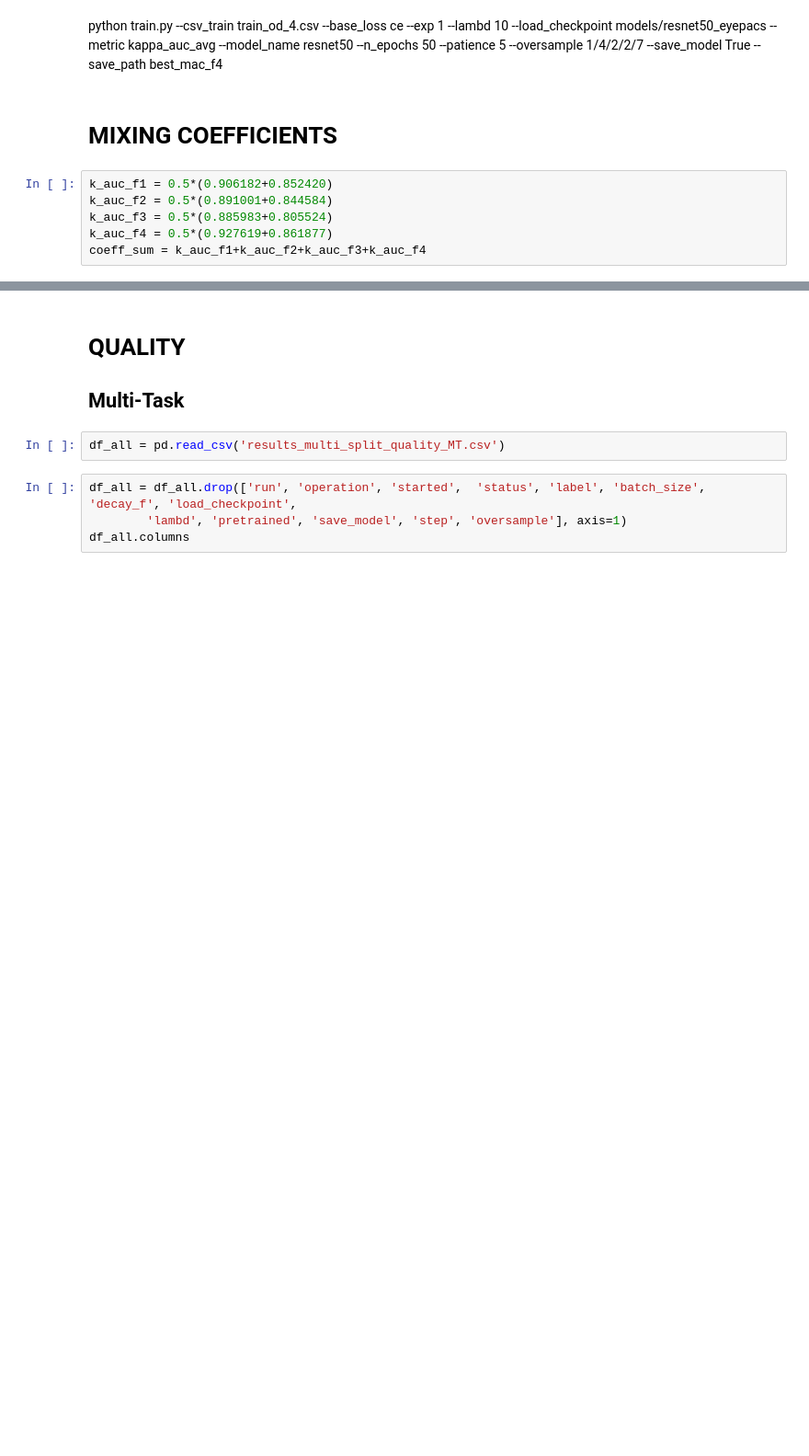
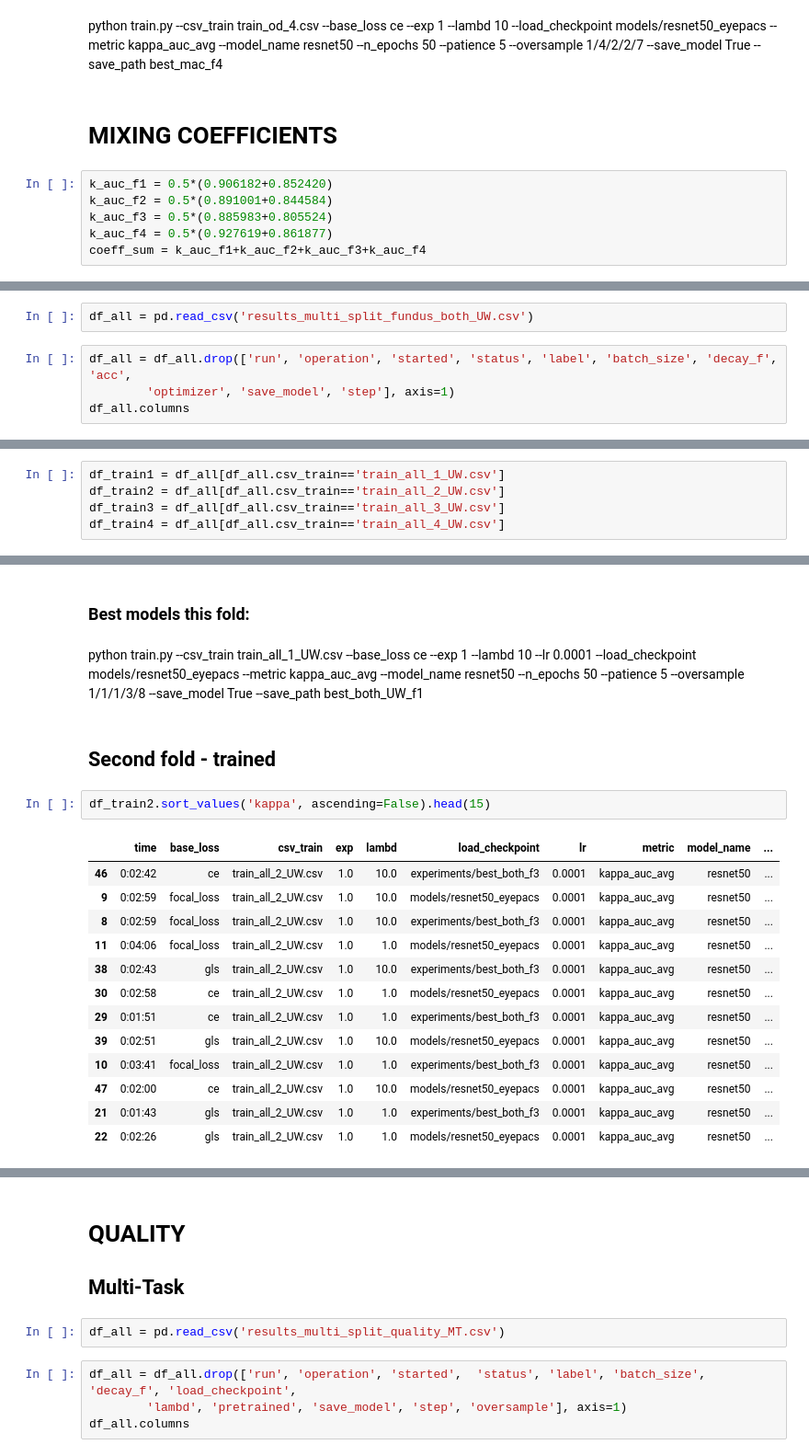
Before and after one commit to agaldran/deep_dr, a Jupyter notebook: analyze_csvs_FINAL.ipynb, the cells around one changed output, grey strips where cells are left out. Shown at 92% size. Saved outputs shown, nothing was run; the diff lists cells and outputs as text; blank space fills up the shorter version.

```diff
--- a/analyze_csvs_FINAL.ipynb
+++ b/analyze_csvs_FINAL.ipynb
@@ -316,0 +334,6 @@ print(coeff_f1,coeff_f2,coeff_f3,coeff_f4)
+# %%
+df_all = pd.read_csv('results_multi_split_fundus_both_UW.csv')
+# %%
+df_all = df_all.drop(['run', 'operation', 'started', 'status', 'label', 'batch_size', 'decay_f', 'acc',
+        'optimizer', 'save_model', 'step'], axis=1)
+df_all.columns
@@ -316,0 +345,5 @@ print(coeff_f1,coeff_f2,coeff_f3,coeff_f4)
+# %%
+df_train1 = df_all[df_all.csv_train=='train_all_1_UW.csv']
+df_train2 = df_all[df_all.csv_train=='train_all_2_UW.csv']
+df_train3 = df_all[df_all.csv_train=='train_all_3_UW.csv']
+df_train4 = df_all[df_all.csv_train=='train_all_4_UW.csv']
@@ -316,0 +361,22 @@ print(coeff_f1,coeff_f2,coeff_f3,coeff_f4)
+# %% [markdown]
+### Best models this fold:
+# %% [markdown]
+python train.py --csv_train train_all_1_UW.csv --base_loss ce --exp 1 --lambd 10 --lr 0.0001 --load_checkpoint models/resnet50_eyepacs --metric kappa_auc_avg --model_name resnet50 --n_epochs 50 --patience 5 --oversample 1/1/1/3/8 --save_model True --save_path best_both_UW_f1
+# %% [markdown]
+## Second fold - trained
+# %%
+df_train2.sort_values('kappa', ascending=False).head(15)
+# %% [output]
+|  | time | base_loss | csv_train | exp | lambd | load_checkpoint | lr | metric | model_name | ... |
+| 46 | 0:02:42 | ce | train_all_2_UW.csv | 1.0 | 10.0 | experiments/best_both_f3 | 0.0001 | kappa_auc_avg | resnet50 | ... |
+| 9 | 0:02:59 | focal_loss | train_all_2_UW.csv | 1.0 | 10.0 | models/resnet50_eyepacs | 0.0001 | kappa_auc_avg | resnet50 | ... |
+| 8 | 0:02:59 | focal_loss | train_all_2_UW.csv | 1.0 | 10.0 | experiments/best_both_f3 | 0.0001 | kappa_auc_avg | resnet50 | ... |
+| 11 | 0:04:06 | focal_loss | train_all_2_UW.csv | 1.0 | 1.0 | models/resnet50_eyepacs | 0.0001 | kappa_auc_avg | resnet50 | ... |
+| 38 | 0:02:43 | gls | train_all_2_UW.csv | 1.0 | 10.0 | experiments/best_both_f3 | 0.0001 | kappa_auc_avg | resnet50 | ... |
+| 30 | 0:02:58 | ce | train_all_2_UW.csv | 1.0 | 1.0 | models/resnet50_eyepacs | 0.0001 | kappa_auc_avg | resnet50 | ... |
+| 29 | 0:01:51 | ce | train_all_2_UW.csv | 1.0 | 1.0 | experiments/best_both_f3 | 0.0001 | kappa_auc_avg | resnet50 | ... |
+| 39 | 0:02:51 | gls | train_all_2_UW.csv | 1.0 | 10.0 | models/resnet50_eyepacs | 0.0001 | kappa_auc_avg | resnet50 | ... |
+| 10 | 0:03:41 | focal_loss | train_all_2_UW.csv | 1.0 | 1.0 | experiments/best_both_f3 | 0.0001 | kappa_auc_avg | resnet50 | ... |
+| 47 | 0:02:00 | ce | train_all_2_UW.csv | 1.0 | 10.0 | models/resnet50_eyepacs | 0.0001 | kappa_auc_avg | resnet50 | ... |
+| 21 | 0:01:43 | gls | train_all_2_UW.csv | 1.0 | 1.0 | experiments/best_both_f3 | 0.0001 | kappa_auc_avg | resnet50 | ... |
+| 22 | 0:02:26 | gls | train_all_2_UW.csv | 1.0 | 1.0 | models/resnet50_eyepacs | 0.0001 | kappa_auc_avg | resnet50 | ... |
```
Also changed, not shown: parts of 28 cells of this notebook, 1 other file.
